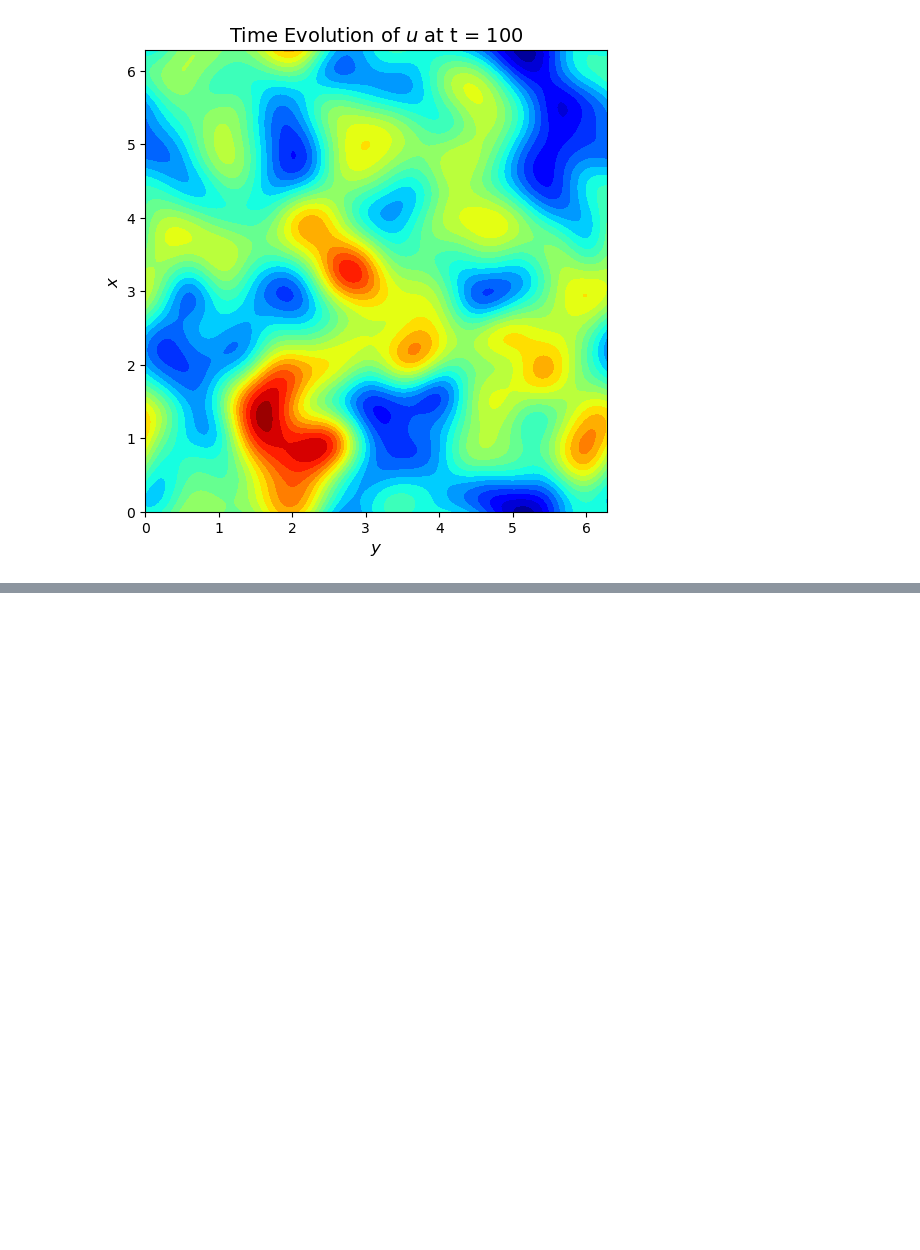
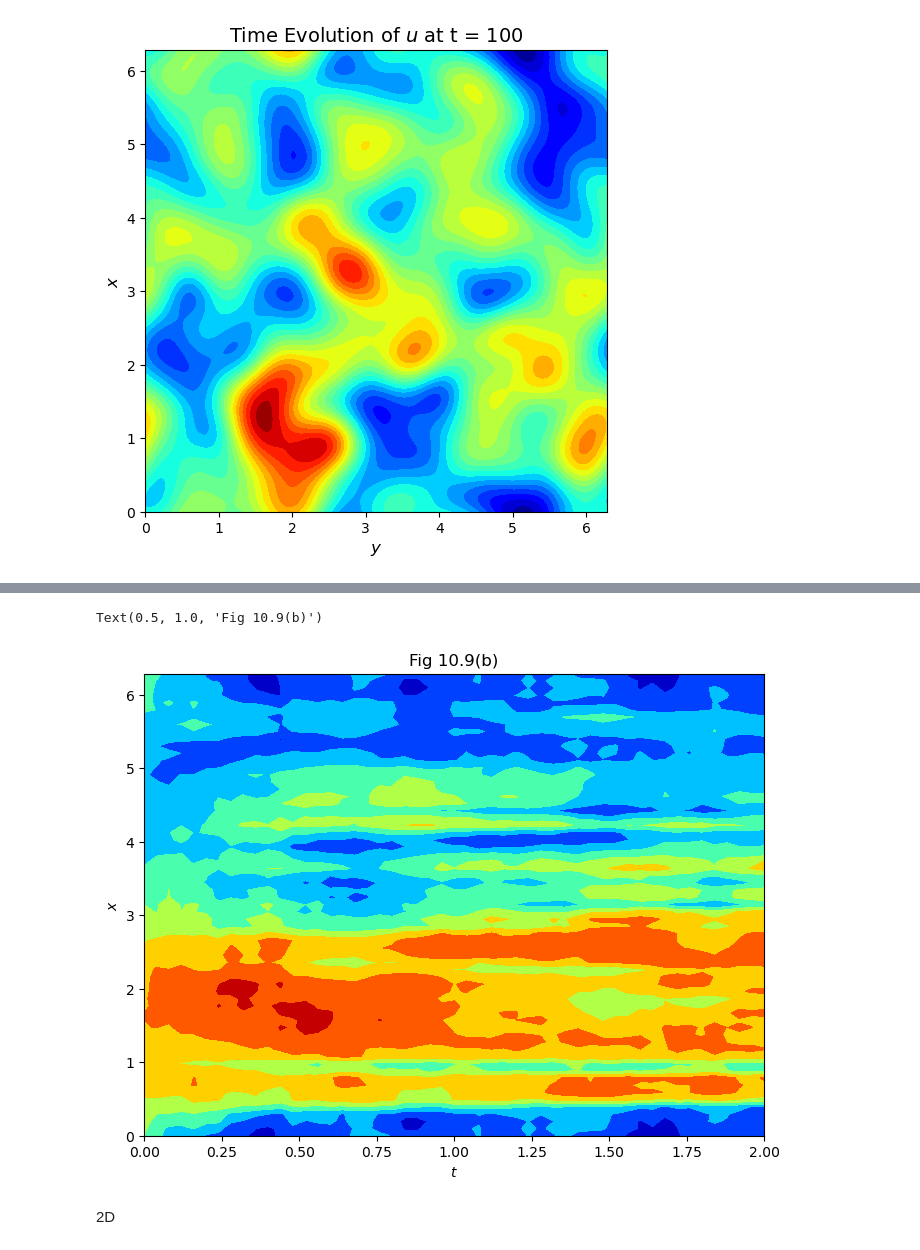
Before and after one commit to cgymmy/learnSDE, a Jupyter notebook: Chp10.ipynb, the cells around one changed output, grey strips where cells are left out. Cells and saved outputs as stored; diff of their text form; code cells hidden in the pictures; blank space fills up the shorter version.

```diff
--- a/Chp10.ipynb
+++ b/Chp10.ipynb
@@ -68,8 +69,8 @@ s=ax.set_title(r'Fig 10.5(a)')
 def Get_oned_bj(dtref, J, a, r):
     j = np.hstack([np.arange(1, J//2 + 1), np.arange(-J//2+1, 0)])
     eps = 0.001
-    qj = np.hstack([0], np.abs(j)**(-(2*r + 1 + eps)/2))
-    bj = sqrt(qj * dtref / a) * J
+    qj = np.hstack([[0], np.abs(j)**(-(2*r + 1 + eps)/2)])
+    bj = np.sqrt(qj * dtref / a) * J
     return bj
 
 def Get_oned_dW(bj, kappa, iFspace, M):
@@ -158,0 +226,73 @@ plt.show()
+# %%
+import numpy.matlib
+def Spde_EM_FDM_white(u0, T, a, N, J, epsilon, sigma, fhandle):
+    dt = T / N
+    h = a / J
+    t = np.linspace(0, T, N + 1)
+    x = np.linspace(0, a, J + 1)
+    ind = np.arange(1, J)
+    A = scipy.sparse.diags([-1, 2, -1], [-1, 0, 1], format='csc')
+    A = A[:, ind]; A = A[ind, :]
+    EE = scipy.sparse.identity(ind.size, format='csc') + (dt * epsilon / h**2) * A
+    ut = np.zeros((J + 1, t.size))
+    ut[:, 0] = u0
+    un = u0[ind]
+    EEinv = scipy.sparse.linalg.factorized(EE)
+    for n in range(N):
+        fu = fhandle(un)
+        Wn = sqrt(dt/h) * np.random.randn(J - 1)
+        un = EEinv(un + dt * fu + sigma * Wn)
+        ut[ind, n + 1] = un
+    return t,x, ut
+
+def Spde_oned_Galerkin(u0, T, a, N, kappa, Jref, J, epsilon, fhandle, ghandle, r, M):
+    dtref = T / N
+    dt = kappa * dtref
+    t = np.linspace(0, T, N + 1)
+    IJJ=np.arange(J // 2 + 1,Jref - J // 2, dtype='int' )
+    # set linear operator
+    kk=(2 * pi/ a) * np.hstack([np.arange(0, Jref // 2 + 1),
+                                np.arange(- Jref // 2 + 1, 0)])
+    Dx=1j * kk
+    MM=np.real(- epsilon * Dx ** 2)
+    EE=1 / (1 + dt * MM);    EE[IJJ]=0;    #EE=EE.reshape((1,EE.size));
+    # initiliase noise
+    iFspace=1
+    bj=Get_oned_bj(dtref,Jref,a,r);    bj[IJJ]=0
+    # set initial conditon
+    ut=np.zeros((Jref+1,N//kappa+1))
+    ut[:,0]=u0;     u=u0[0:Jref];    uh0=np.copy(fft(u))
+    uh=np.matlib.repmat(uh0,M,1);    u=(ifft(uh))
+    #
+    for n in range(N // kappa):
+        uh[:,IJJ]=0
+        fhu=fft(fhandle(np.real(u)));                fhu[:,IJJ]=0
+        dW=Get_oned_dW(bj,kappa,iFspace,M);        dW[:,IJJ]=0
+        gdWh=fft(ghandle(u)*np.real(ifft(dW)));     gdWh[:,IJJ]=0
+        uh_new=EE*(uh + dt * fhu + gdWh);   uh=uh_new
+        u=np.real(np.copy((ifft(uh))))
+        ut[0:Jref,n + 1]=u[-1,:]
+    ut[Jref,:]=ut[0,:]
+    u=np.vstack([u,u[:]])
+    return t, x, u, ut
+
+@vectorize([float64(float64)])
+def fAC(u):
+    return u-u**3
+
+T=2; N=50; a=2*pi; J=64;
+r=1; epsilon=0.001; sigma=1
+M=2; kappa=1
+x=np.linspace(0,a,J+1); u0=np.sin(x)
+tref, xref, uref, ureft = Spde_oned_Galerkin(u0,T,a,N,kappa,J,J,epsilon, fAC, lambda u: sigma, r, M)
+[T, X]=np.meshgrid(tref,x)
+fig, ax = plt.subplots(figsize=(8, 6))
+pic = ax.contourf(T, X, ureft, labels=20, cmap='jet')
+ax.set_xlabel(r'$t$')
+ax.set_ylabel(r'$x$')
+ax.set_title(r'Fig 10.9(b)')
+# %% [output]
+Text(0.5, 1.0, 'Fig 10.9(b)')
+[figure, added]
+# %% [markdown]
+2D
```
Also changed, not shown: parts of 10 cells of this notebook, 4 other files.
